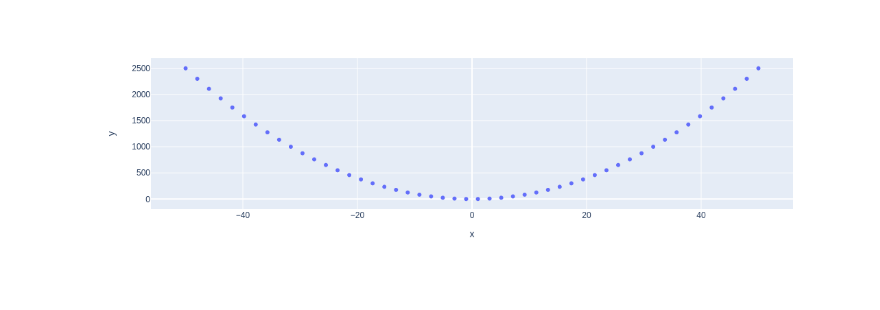
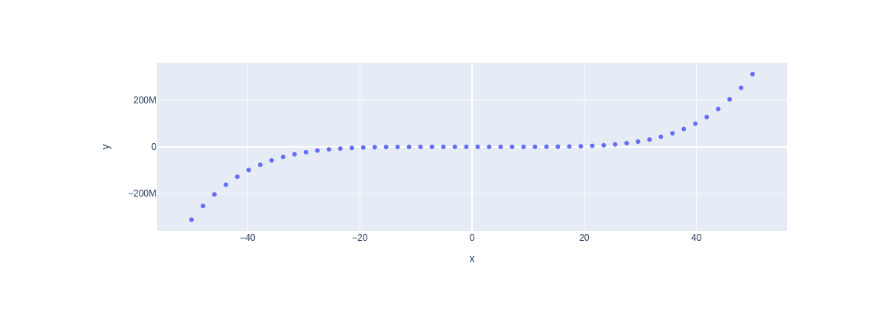
Before and after one commit to anmiralles/my-notebooks-repo, a Jupyter notebook: experiment1.ipynb, the cells around one changed output. Cells and saved outputs as stored; diff of their text form; code cells hidden in the pictures.

```diff
--- a/experiment1.ipynb
+++ b/experiment1.ipynb
@@ -5,7 +5,7 @@ import plotly.express as px
 x = np.linspace(start=-50, stop=50)
 
 # y-axis data points
-y = x ** 2
+y = x ** 5
 
 # define the plot
 fig = px.scatter(x=x, y=y)
@@ -16 +15 @@ fig.show()
-[figure, old version]
+[figure, new version]
```
Also changed, not shown: parts of 1 cell of this notebook.
